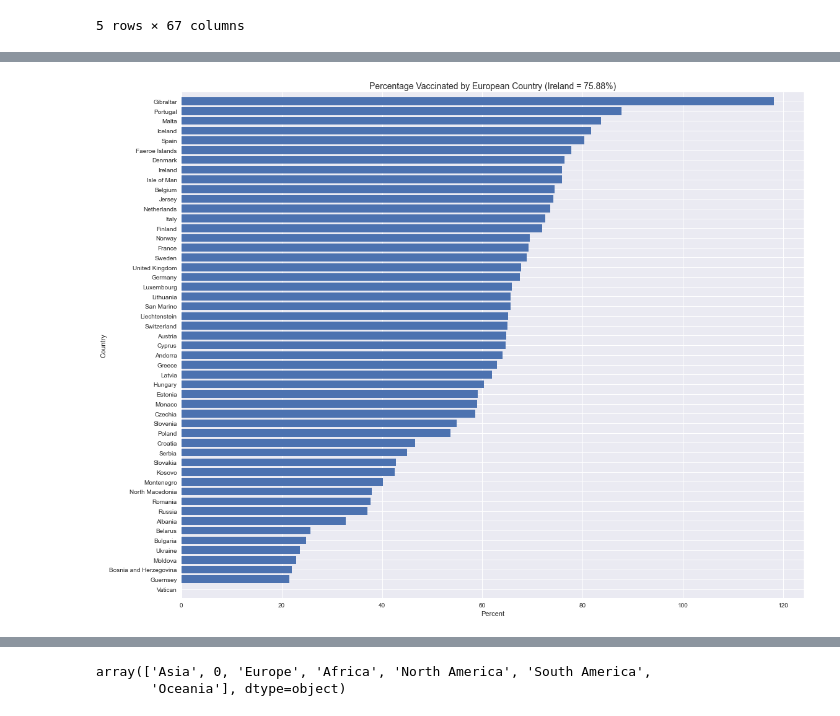
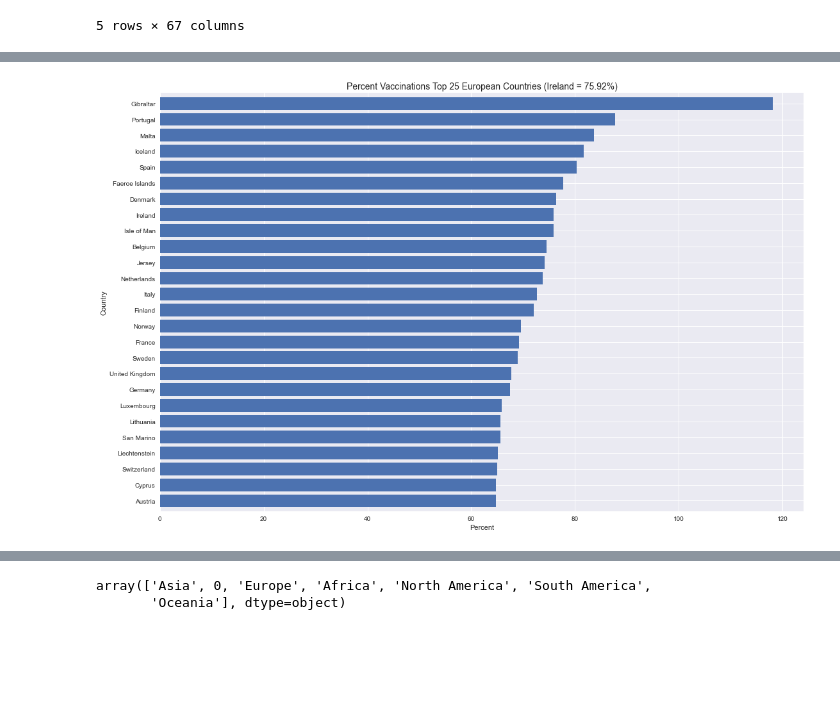
Before and after one commit to Sam-Tracey/Fundamentals-of-Data-Analysis, a Jupyter notebook: pyplot.ipynb, the cells around one changed output, grey strips where cells are left out. Cells and saved outputs as stored; diff of their text form; code cells hidden in the pictures; blank space fills up the shorter version.

```diff
--- a/pyplot.ipynb
+++ b/pyplot.ipynb
@@ -324,10 +324,13 @@ vac_sorted
 ire_total = vac_sorted.loc[vac_sorted['location'] == 'Ireland']['new_vaccinations'].values[0]
 # %%
 #Change default figure size [4]
-plt.rcParams['figure.figsize'] = [18, 15]
+plt.rcParams['figure.figsize'] = [18, 12]
 fig, ax = plt.subplots()
-ax.barh(vac_sorted['location'], vac_sorted['new_vaccinations'], align='center')
-ax.set_title(f'Total Vaccinations by European Country (Ireland = {ire_total})', fontsize=14)
+ax.barh(vac_sorted['location'], vac_sorted[
+    'new_vaccinations'], align='center')
+ax.set_title(
+    f'Total Vaccinations by European Country (Ireland = {ire_total})',
+    fontsize=14)
 ax.set_xlabel('Number of Vaccinations')
 ax.set_ylabel('Country')
 
@@ -341,9 +385,10 @@ plt.show()
 # %%
 # Choose Specific Data for Exploration
-vac_per = europe[['location', 'date', 'people_fully_vaccinated_per_hundred']]
+vac_per = europe[['location', 'people_fully_vaccinated_per_hundred']]
 # Group data by Country and return the max value.
 vac_per_grouped = vac_per.groupby('location').max()
 # Sort dataframe by people_fully_vaccinated_per_hundred
-vac_per_sorted = vac_per_grouped.sort_values(by=['people_fully_vaccinated_per_hundred']).reset_index()
-# Display sorted dataframe
-vac_per_sorted
+vac_per_sorted = vac_per_grouped.sort_values(by=[
+    'people_fully_vaccinated_per_hundred']).reset_index()
+# Create dataframe with only top 25 countries for display purposes.
+top25_perc = vac_per_sorted[25:]
@@ -371,13 +399,16 @@ ire_perc = vac_per_sorted.loc[vac_per_sorted['location'] == 'Ireland']['people_f
 # %%
 
 fig, ax = plt.subplots()
-ax.barh(vac_per_sorted['location'], vac_per_sorted['people_fully_vaccinated_per_hundred'], align='center')
-ax.set_title(f'Percentage Vaccinated by European Country (Ireland = {ire_perc}%)', fontsize=14)
+ax.barh(top25_perc['location'], top25_perc[
+    'people_fully_vaccinated_per_hundred'], align='center')
+ax.set_title(
+    f'Percent Vaccinations Top 25 European Countries (Ireland = {ire_perc}%)',
+    fontsize=14)
 ax.set_xlabel('Percent')
 ax.set_ylabel('Country')
 # Remove Scientific Notation.(https://stackoverflow.com/questions/28371674/prevent-scientific-notation-in-matplotlib-pyplot)
 ax.ticklabel_format(axis="x", style='plain')
 # Change Top and Bottom Padding.
 ax.margins(y=0.01)
 # %% [output]
-[figure, old version]
+[figure, new version]
```
Also changed, not shown: parts of 15 cells of this notebook, 8 other files.
